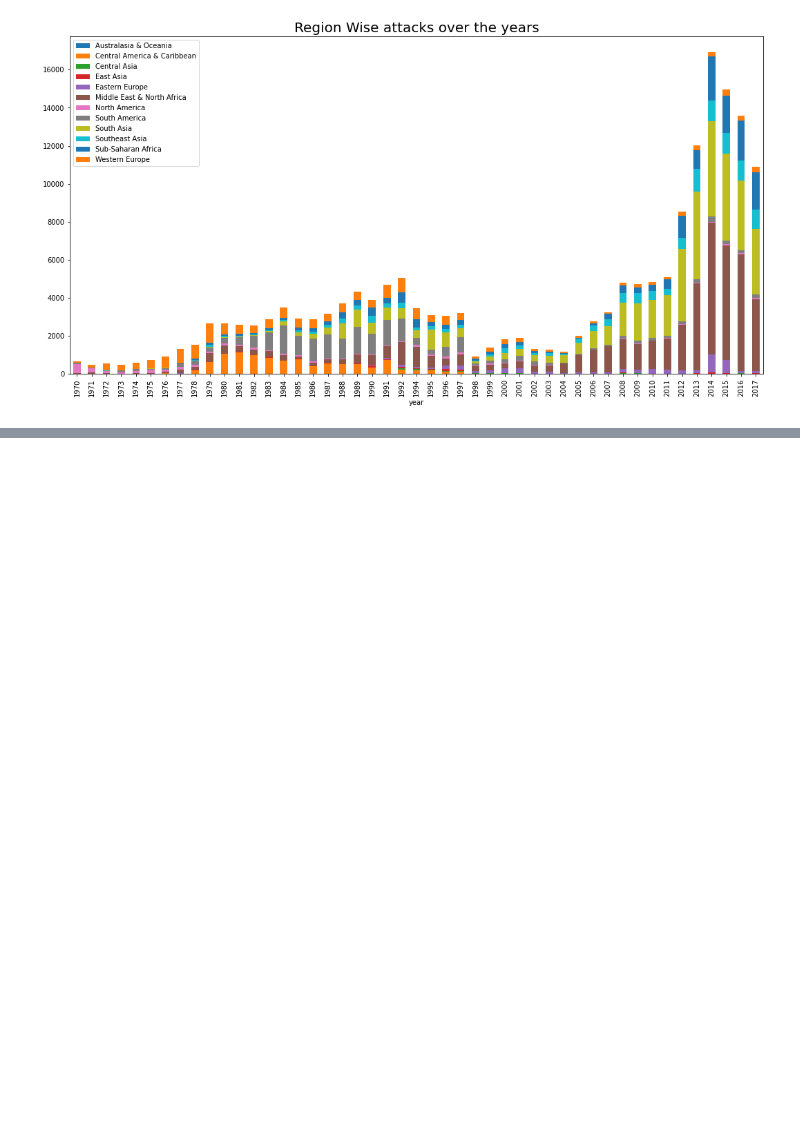
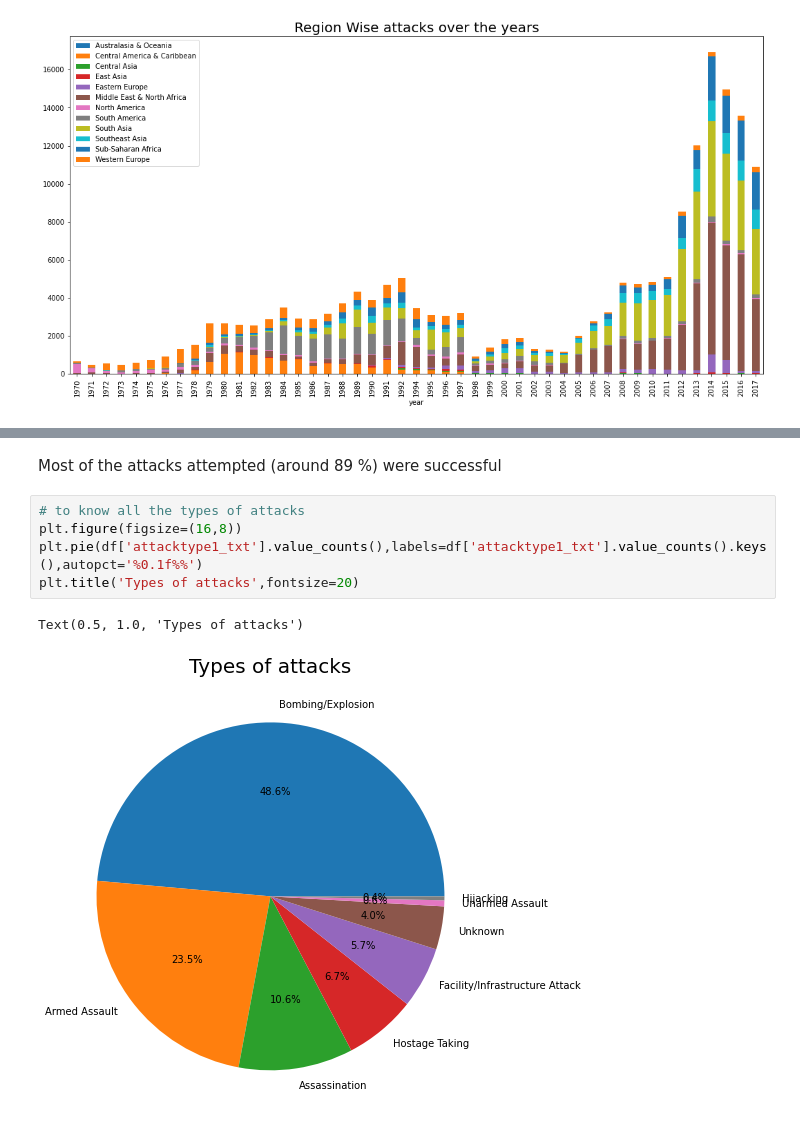
Before and after one commit to Shreyash-Jagdale/Shreyash_Jagdale, a Jupyter notebook: Individual_notebook.ipynb, the cells around one changed output, grey strips where cells are left out. Drawn from its saved outputs; the diff is of its cells as text; blank space fills up the shorter version.

```diff
--- a/Individual_notebook.ipynb
+++ b/Individual_notebook.ipynb
@@ -179,0 +199,10 @@ plt.legend(loc=2,prop={'size':10})
+# %% [markdown]
+Most of the attacks attempted (around 89 %) were successful
+# %%
+# to know all the types of attacks
+plt.figure(figsize=(16,8))
+plt.pie(df['attacktype1_txt'].value_counts(),labels=df['attacktype1_txt'].value_counts().keys(),autopct='%0.1f%%')
+plt.title('Types of attacks',fontsize=20)
+# %% [output]
+Text(0.5, 1.0, 'Types of attacks')
+[figure, added]
```
Also changed, not shown: parts of 8 cells of this notebook.
